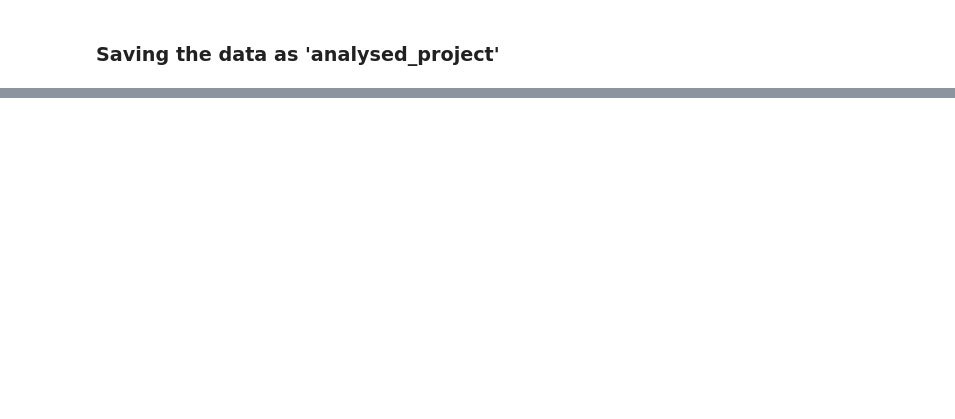
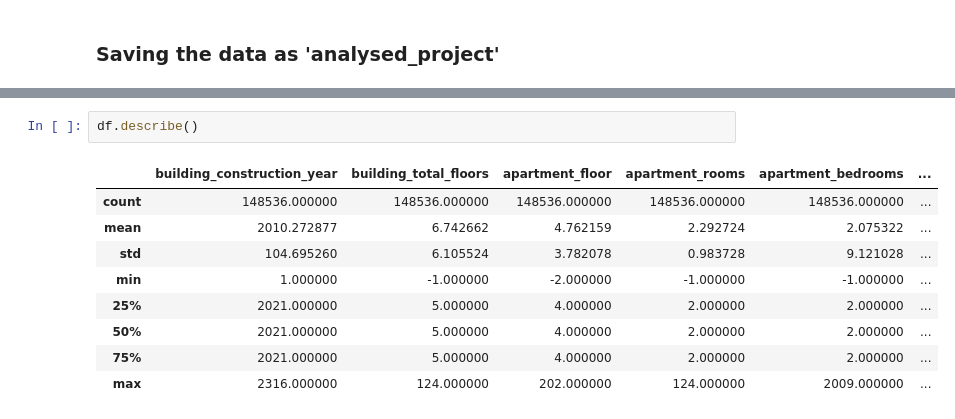
Before and after one commit to mon148/-Real-Estate-Prices-prediction-with-Machine-Learning-A-Global-Housing-Analysis, a Jupyter notebook: Project_analysis.ipynb, the cells around one changed output, grey strips where cells are left out. Drawn from its saved outputs; the diff is of its cells as text; blank space fills up the shorter version.

```diff
--- a/Project_analysis.ipynb
+++ b/Project_analysis.ipynb
@@ -470 +467,13 @@ df.head()
 5 rows × 22 columns
+# %%
+df.describe()
+# %% [output]
+|  | building_construction_year | building_total_floors | apartment_floor | apartment_rooms | apartment_bedrooms | ... |
+| count | 148536.000000 | 148536.000000 | 148536.000000 | 148536.000000 | 148536.000000 | ... |
+| mean | 2010.272877 | 6.742662 | 4.762159 | 2.292724 | 2.075322 | ... |
+| std | 104.695260 | 6.105524 | 3.782078 | 0.983728 | 9.121028 | ... |
+| min | 1.000000 | -1.000000 | -2.000000 | -1.000000 | -1.000000 | ... |
+| 25% | 2021.000000 | 5.000000 | 4.000000 | 2.000000 | 2.000000 | ... |
+| 50% | 2021.000000 | 5.000000 | 4.000000 | 2.000000 | 2.000000 | ... |
+| 75% | 2021.000000 | 5.000000 | 4.000000 | 2.000000 | 2.000000 | ... |
+| max | 2316.000000 | 124.000000 | 202.000000 | 124.000000 | 2009.000000 | ... |
```
Also changed, not shown: parts of 10 cells of this notebook.
